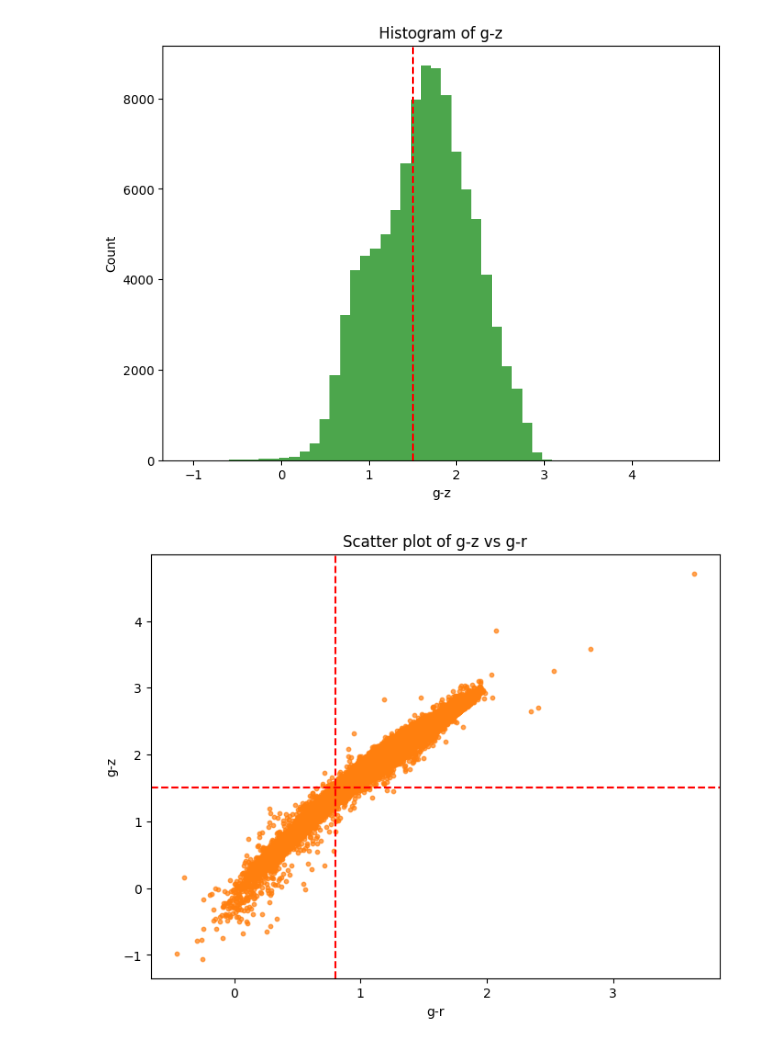
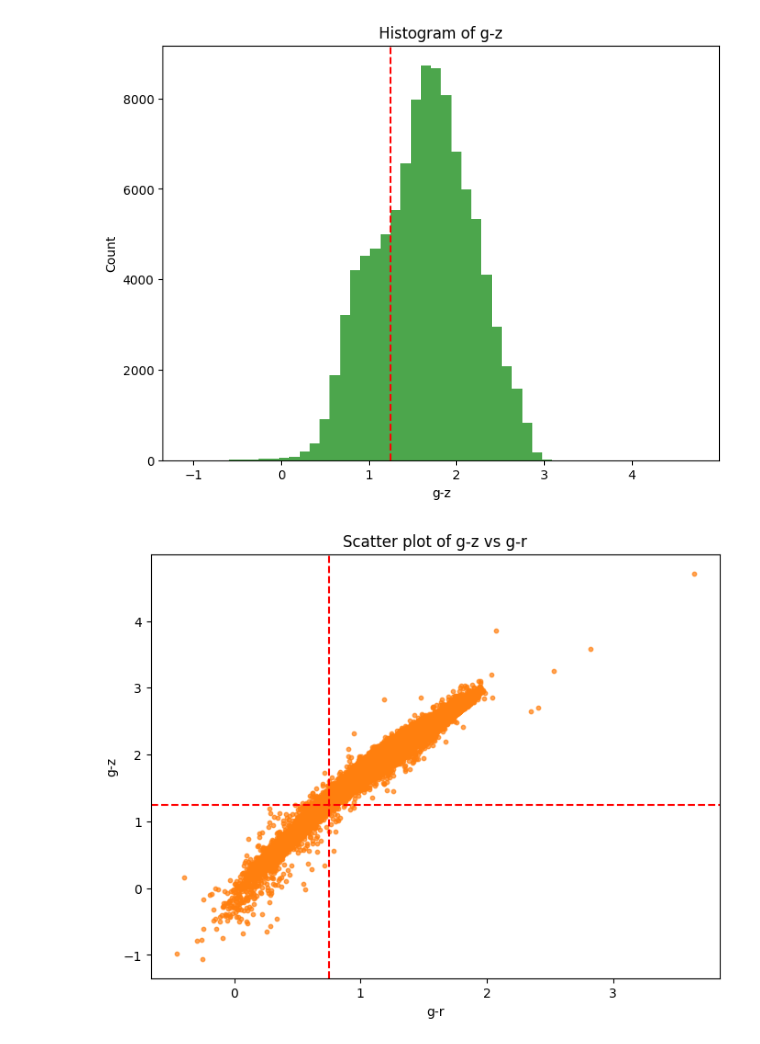
Before and after one commit to hyp0515/searching_inflow, a Jupyter notebook: plot_sample.ipynb, the cells around one changed output. Cells and saved outputs as stored; diff of their text form; code cells hidden in the pictures.

```diff
--- a/plot_sample.ipynb
+++ b/plot_sample.ipynb
@@ -24,14 +24,14 @@ plt.show()
 # %%
 Plot.hist_color(x='g-z', show=False, save=False, bins=50, color='green')
-plt.axvline(x=1.5, color='red', linestyle='--')
+plt.axvline(x=1.25, color='red', linestyle='--')
 plt.show()
 # %% [output]
-[figure, old version]
+[figure, new version]
 # %%
 Plot.scat_colors(x='g-r', y='g-z', show=False, save=False, c='C1')
-plt.axvline(x=0.8, color='red', linestyle='--')
-plt.axhline(y=1.5, color='red', linestyle='--')
+plt.axvline(x=0.75, color='red', linestyle='--')
+plt.axhline(y=1.25, color='red', linestyle='--')
 plt.show()
 # %% [output]
-[figure, old version]
+[figure, new version]
 # %%
```
Also changed, not shown: parts of 2 cells of this notebook, 10 other files.
